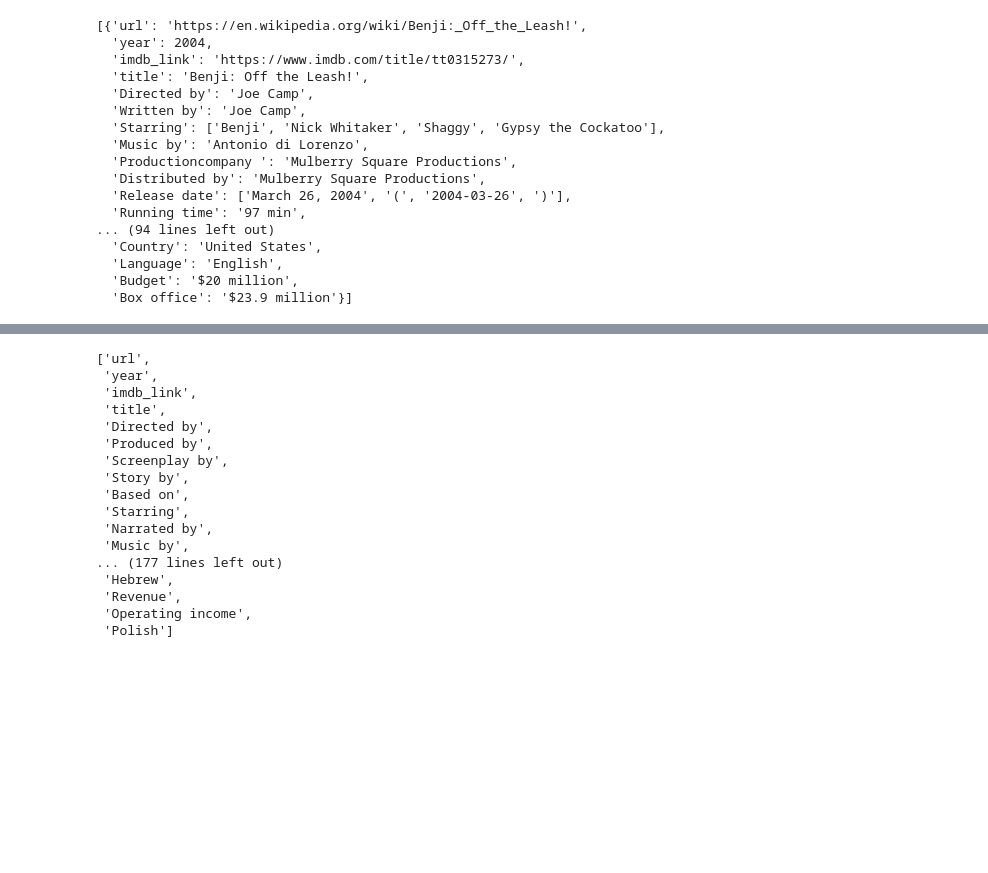
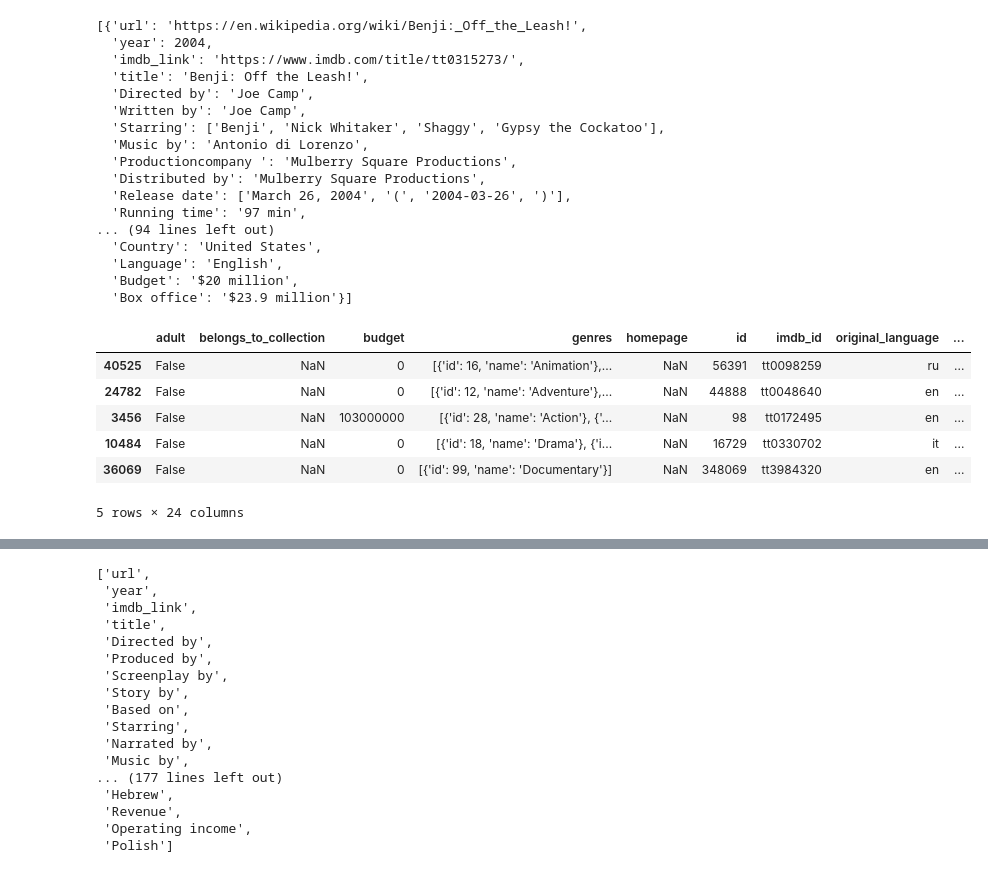
Before and after one commit to leblabac/movies-ETL, a Jupyter notebook: movies_json.ipynb, the cells around one changed output, grey strips where cells are left out. Drawn from its saved outputs; the diff is of its cells as text; code cells hidden in the pictures; blank space fills up the shorter version.

```diff
--- a/movies_json.ipynb
+++ b/movies_json.ipynb
@@ -74,3 +74,16 @@ wiki_movies_raw[3600:3605]
   'Language': 'English',
   'Budget': '$20 million',
   'Box office': '$23.9 million'}]
+# %%
+kaggle_metadata = pd.read_csv(f'{file_dir}/movies_metadata.csv', low_memory=False)
+ratings = pd.read_csv(f'{file_dir}/ratings.csv', low_memory=False)
+# %%
+kaggle_metadata.sample(n=5)
+# %% [output]
+|  | adult | belongs_to_collection | budget | genres | homepage | id | imdb_id | original_language | ... |
+| 40525 | False | NaN | 0 | [{'id': 16, 'name': 'Animation'},... | NaN | 56391 | tt0098259 | ru | ... |
+| 24782 | False | NaN | 0 | [{'id': 12, 'name': 'Adventure'},... | NaN | 44888 | tt0048640 | en | ... |
+| 3456 | False | NaN | 103000000 | [{'id': 28, 'name': 'Action'}, {'... | NaN | 98 | tt0172495 | en | ... |
+| 10484 | False | NaN | 0 | [{'id': 18, 'name': 'Drama'}, {'i... | NaN | 16729 | tt0330702 | it | ... |
+| 36069 | False | NaN | 0 | [{'id': 99, 'name': 'Documentary'}] | NaN | 348069 | tt3984320 | en | ... |
+5 rows × 24 columns
```
Also changed, not shown: parts of 21 cells of this notebook.
